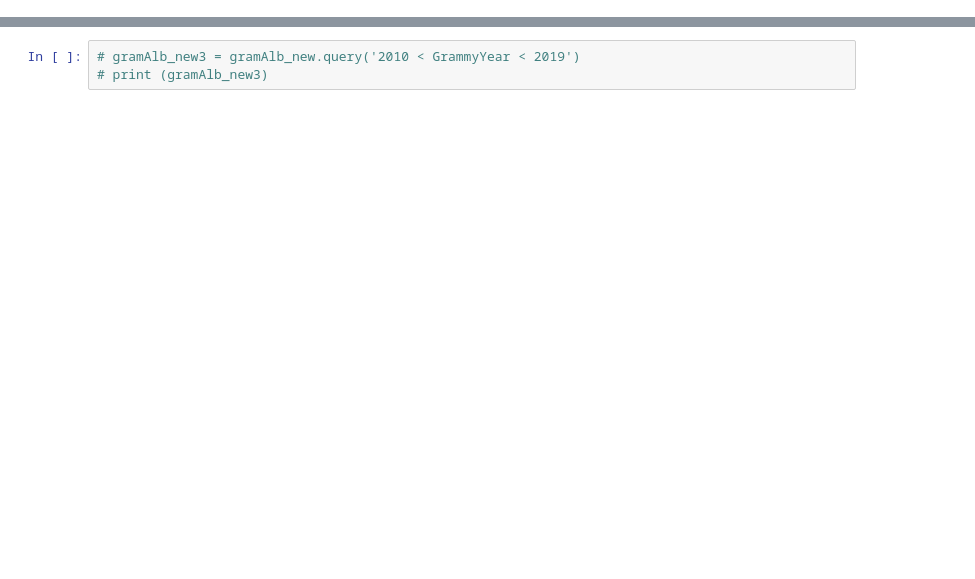
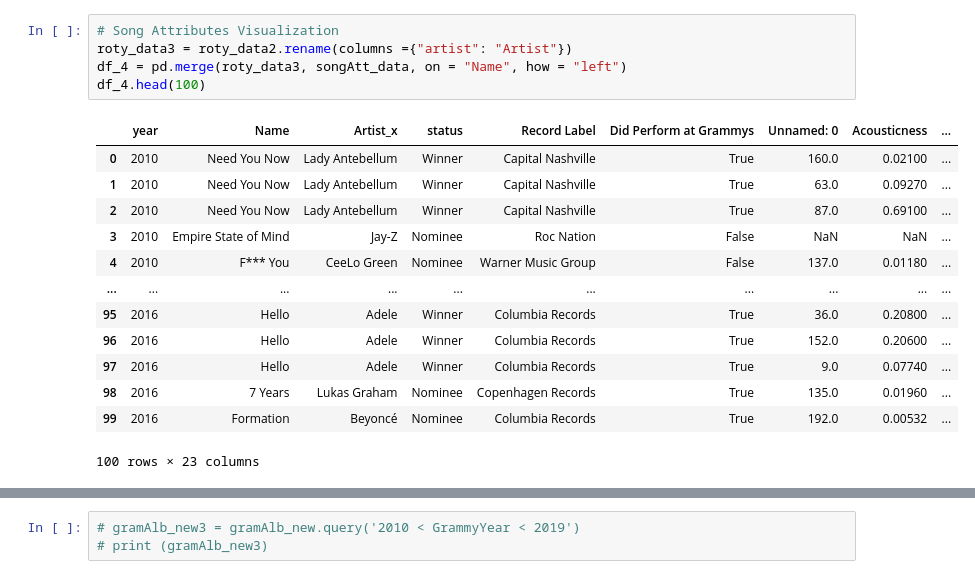
Before and after one commit to jonesj5901/project-1, a Jupyter notebook: Project 1/Billboard.ipynb, the cells around one changed output, grey strips where cells are left out. Saved outputs shown, nothing was run; the diff lists cells and outputs as text; blank space fills up the shorter version.

```diff
--- a/Project 1/Billboard.ipynb
+++ b/Project 1/Billboard.ipynb
@@ -27,0 +97,19 @@ aoty_data = pd.read_csv(aoty_path)
+# %%
+# Song Attributes Visualization
+roty_data3 = roty_data2.rename(columns ={"artist": "Artist"})
+df_4 = pd.merge(roty_data3, songAtt_data, on = "Name", how = "left")
+df_4.head(100)
+# %% [output]
+|  | year | Name | Artist_x | status | Record Label | Did Perform at Grammys | Unnamed: 0 | Acousticness | ... |
+| 0 | 2010 | Need You Now | Lady Antebellum | Winner | Capital Nashville | True | 160.0 | 0.02100 | ... |
+| 1 | 2010 | Need You Now | Lady Antebellum | Winner | Capital Nashville | True | 63.0 | 0.09270 | ... |
+| 2 | 2010 | Need You Now | Lady Antebellum | Winner | Capital Nashville | True | 87.0 | 0.69100 | ... |
+| 3 | 2010 | Empire State of Mind | Jay-Z | Nominee | Roc Nation | False | NaN | NaN | ... |
+| 4 | 2010 | F*** You | CeeLo Green | Nominee | Warner Music Group | False | 137.0 | 0.01180 | ... |
+| ... | ... | ... | ... | ... | ... | ... | ... | ... | ... |
+| 95 | 2016 | Hello | Adele | Winner | Columbia Records | True | 36.0 | 0.20800 | ... |
+| 96 | 2016 | Hello | Adele | Winner | Columbia Records | True | 152.0 | 0.20600 | ... |
+| 97 | 2016 | Hello | Adele | Winner | Columbia Records | True | 9.0 | 0.07740 | ... |
+| 98 | 2016 | 7 Years | Lukas Graham | Nominee | Copenhagen Records | True | 135.0 | 0.01960 | ... |
+| 99 | 2016 | Formation | Beyoncé | Nominee | Columbia Records | True | 192.0 | 0.00532 | ... |
+100 rows × 23 columns
```
Also changed, not shown: parts of 14 cells of this notebook, 1 other file.
